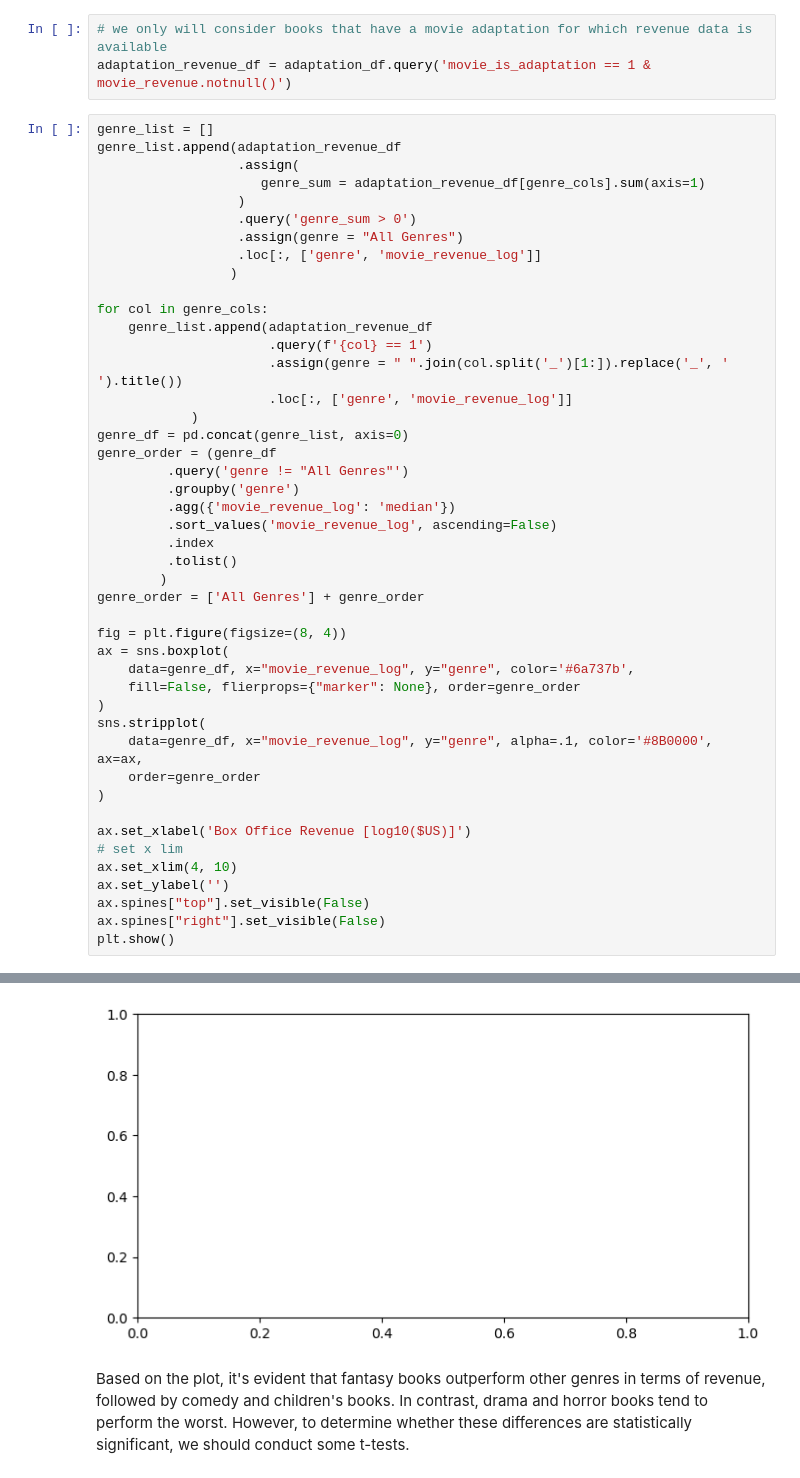
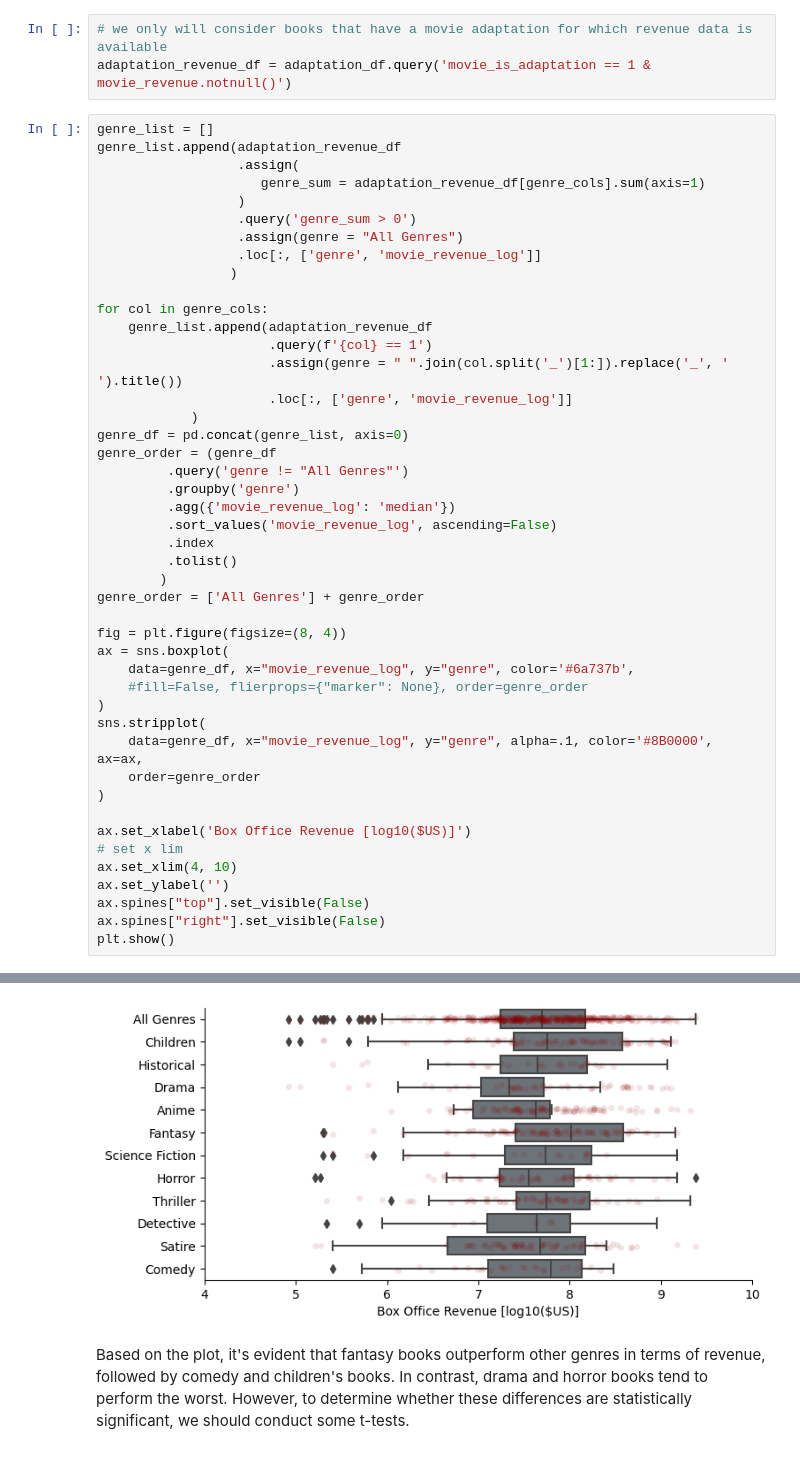
Before and after one commit to epfl-ada/ada-2023-project-team0110, a Jupyter notebook: milestone_3_final.ipynb, the cells around one changed output, grey strips where cells are left out. Saved outputs shown, nothing was run; the diff lists cells and outputs as text.

```diff
--- a/milestone_3_final.ipynb
+++ b/milestone_3_final.ipynb
@@ -1009,7 +1004,7 @@ genre_order = ['All Genres'] + genre_order
 fig = plt.figure(figsize=(8, 4))
 ax = sns.boxplot(
     data=genre_df, x="movie_revenue_log", y="genre", color='#6a737b',
-    fill=False, flierprops={"marker": None}, order=genre_order
+    #fill=False, flierprops={"marker": None}, order=genre_order
 )
 sns.stripplot(
     data=genre_df, x="movie_revenue_log", y="genre", alpha=.1, color='#8B0000', ax=ax,
@@ -1028,4 +1022,4 @@ TypeError: boxplot() got an unexpected keyword argument 'fill'
-[figure, old version]
+[figure, new version]
 # %% [markdown]
 Based on the plot, it's evident that fantasy books outperform other genres in terms of revenue, followed by comedy and children's books. In contrast, drama and horror books tend to perform the worst. However, to determine whether these differences are statistically significant, we should conduct some t-tests.
 # %%
```
Also changed, not shown: parts of 31 cells of this notebook, 11 other files.
